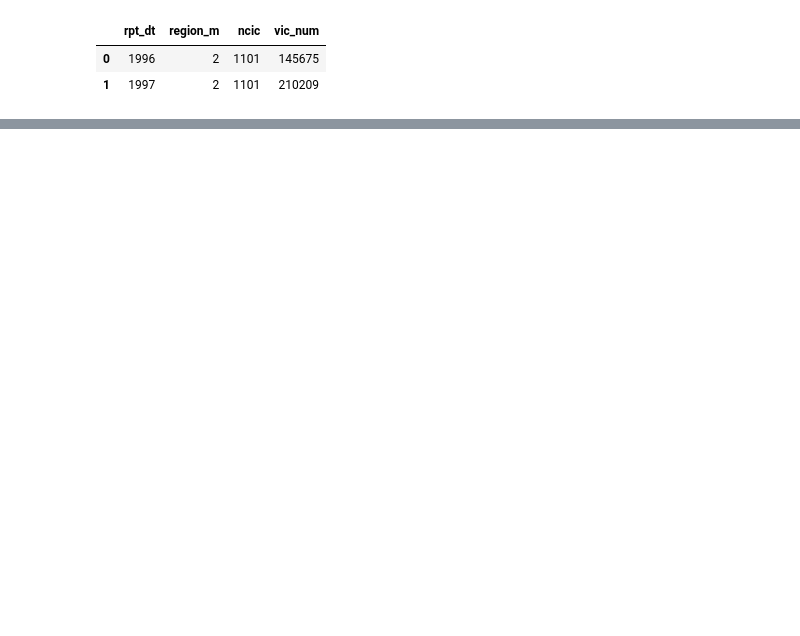
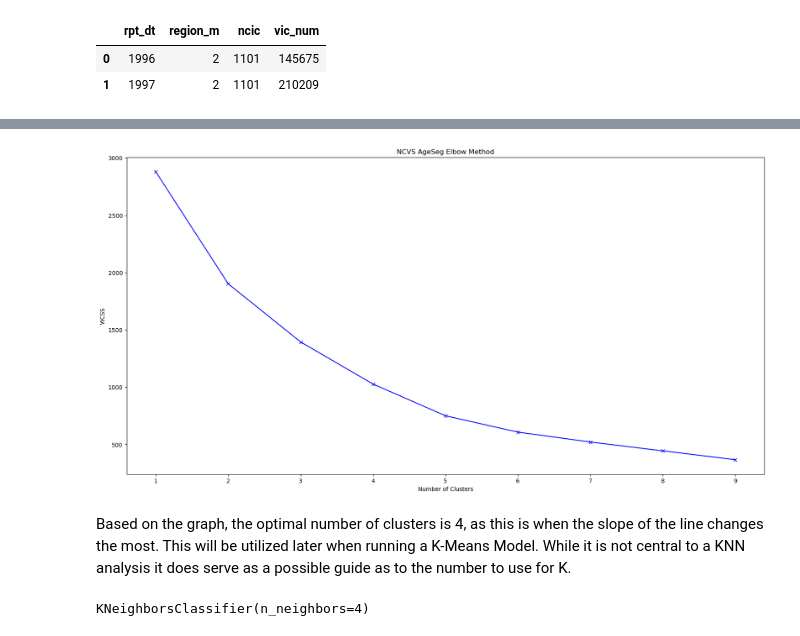
Before and after one commit to accoffin12/CrimeVictimAnalysis_Capstone, a Jupyter notebook: Clustering Models Developed for Predictive Modeling.ipynb, the cells around one changed output, grey strips where cells are left out. Drawn from its saved outputs; the diff is of its cells as text; code cells hidden in the pictures; blank space fills up the shorter version.

Commit message:
KNN Model

```diff
--- a/Clustering Models Developed for Predictive Modeling.ipynb
+++ b/Clustering Models Developed for Predictive Modeling.ipynb
@@ -94,10 +145,14 @@ NCVS_AgeSeg.head(2)
 NCVS_AgeSeg.dropna()
 
 # Creating a scaled df where each value has a mean of 0 and stdev of 1
+from sklearn import preprocessing
 scaler = StandardScaler()
-scaler.fit(NCVS_AgeSeg[['vic_num', 'ncic', 'age_gm']])
-SC_NCVSAgeSeg = scaler.transform(NCVS_AgeSeg[['vic_num', 'ncic', 'age_gm']])
+scaler.fit(NCVS_AgeSeg.drop('age_gm', axis=1))
+SC_NCVS_AgeSeg= scaler.transform(NCVS_AgeSeg.drop('age_gm',axis=1))
+
+#Transforming into df
+SC_NCVS_AgeSeg = pd.DataFrame(SC_NCVS_AgeSeg, columns = NCVS_AgeSeg.drop('age_gm', axis = 1).columns)
 
 #Review scaled rows of the df
-print(SC_NCVSAgeSeg[:5])
+print(SC_NCVS_AgeSeg[:5])
 # %% [output]
@@ -138,0 +204,18 @@ SC_NCVSRegion = pd. DataFrame(data=SC_NCVSRegion, columns=['vic_num', 'ncic', 'r
+# %%
+from sklearn.cluster import KMeans
+import matplotlib.pyplot as plt
+%matplotlib inline
+
+wcss = []
+for i in range (1, 10):
+    kmeans = KMeans(n_clusters = i, init = 'k-means++', random_state = 42)
+    kmeans.fit(SC_NCVS_AgeSeg)
+    wcss.append(kmeans.inertia_) # establishing criteria for clustering
+
+plt.plot(range(1, 10), wcss, 'bx-')
+plt.title('NCVS AgeSeg Elbow Method')
+plt.xlabel('Number of Clusters')
+plt.ylabel('WCSS')
+plt.show()
+# %% [output]
+[figure, added]
@@ -138,0 +231,17 @@ SC_NCVSRegion = pd. DataFrame(data=SC_NCVSRegion, columns=['vic_num', 'ncic', 'r
+# %% [markdown]
+Based on the graph, the optimal number of clusters is 4, as this is when the slope of the line changes the most. This will be utilized later when running a K-Means Model. While it is not central to a KNN analysis it does serve as a possible guide as to the number to use for K.
+# %%
+# AgeSeg cluster Analysis:
+# Fitting K-Means to the set
+# Training the model:
+#model = KMeans(n_clusters = 4, init = 'k-means++', random_state=123)
+model1 = KNeighborsClassifier(n_neighbors = 4)
+model1.fit(X_training_data, y_training_data)
+
+#model = KMeans(n_clusters = 5, init = 'k-means++', random_state=42)
+
+
+#y_pred = model.fit_predict(y_test_data)
+#y_pred
+# %% [output]
+KNeighborsClassifier(n_neighbors=4)
```
Also changed, not shown: parts of 32 cells of this notebook, 3 other files.
